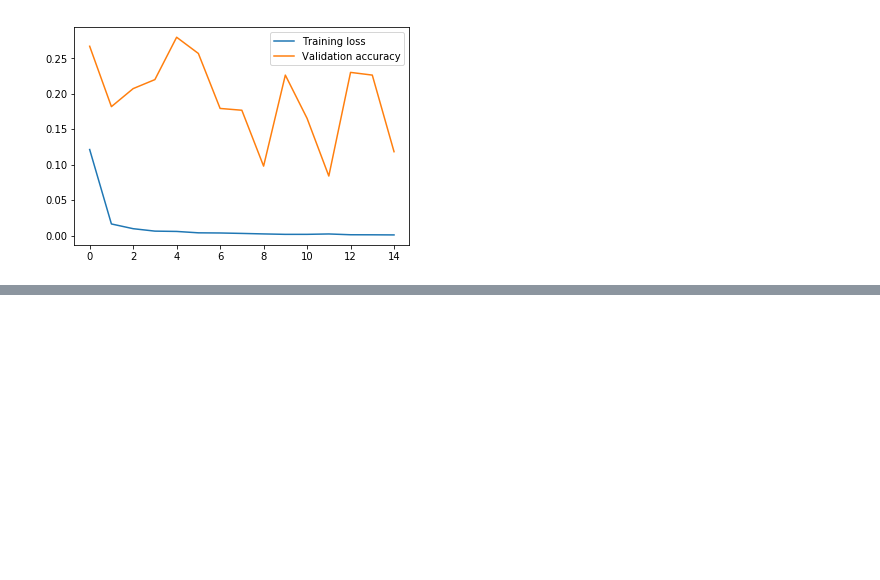
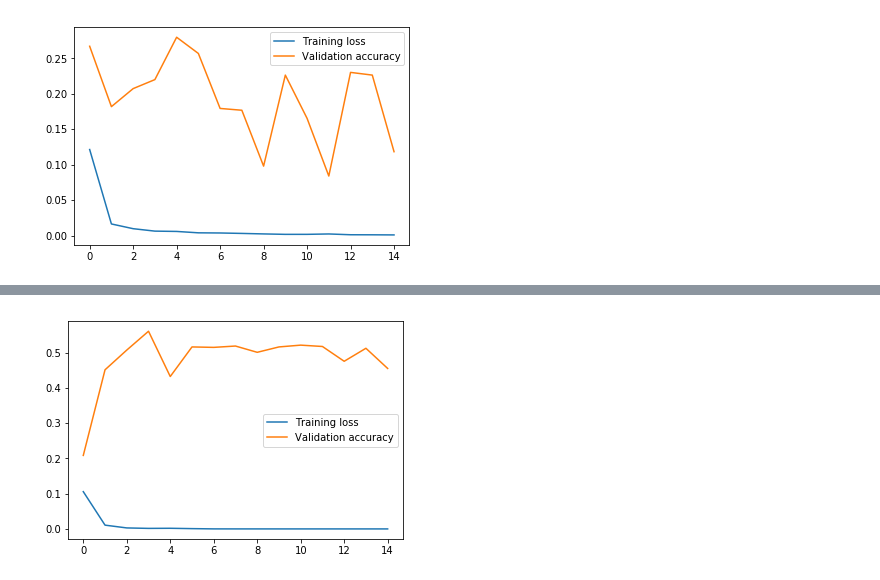
Before and after one commit to fshdnc/disease_normalization, a Jupyter notebook: src/pretrain_compare_encoder.ipynb, the cells around one changed output, grey strips where cells are left out. Drawn from its saved outputs; the diff is of its cells as text; code cells hidden in the pictures; blank space fills up the shorter version.

```diff
--- a/src/pretrain_compare_encoder.ipynb
+++ b/src/pretrain_compare_encoder.ipynb
@@ -404,0 +437,32 @@ plt.show()
+# %%
+# shared encoder, filter = 70, batch size = 100, optimizer = adam (default parameters)
+# trained on clean synthetic data, validation on development set using all candidates
+
+# hist_shared.history['loss']
+training_loss_shared = [0.1056,0.0107,0.0028,0.0015,0.0018,8.2689e-04,
+                       8.1696e-05,3.0494e-05,1.5024e-05,7.6510e-06,
+                       3.6991e-06,1.6286e-06,7.8924e-07,4.2610e-07,
+                       2.3797e-07]
+
+# evaluation_function_shared.accuracy
+real_val_data_accuracy = [0.20838627700127066,0.45108005082592123,
+                         0.5069885641677255,0.5603557814485387,
+                         0.4320203303684879,0.5158831003811944,
+                         0.5146124523506989,0.5184243964421855,
+                         0.5006353240152478,0.5158831003811944,
+                         0.5209656925031766,0.5171537484116899,
+                         0.47522236340533675,0.5120711562897078,
+                         0.4548919949174079]
+
+
+%matplotlib inline
+import matplotlib.pyplot as plt
+evaluation_functions = [training_loss_shared, real_val_data_accuracy]
+labels = ['Training loss','Validation accuracy']
+#plt.ylim(0.4,0.6)
+for i,evaluation_function in enumerate(evaluation_functions):
+    plt.plot(evaluation_function,label=labels[i])
+plt.legend()
+plt.show()
+# %% [output]
+[figure, added]
```
Also changed, not shown: parts of 3 cells of this notebook, 7 other files.
